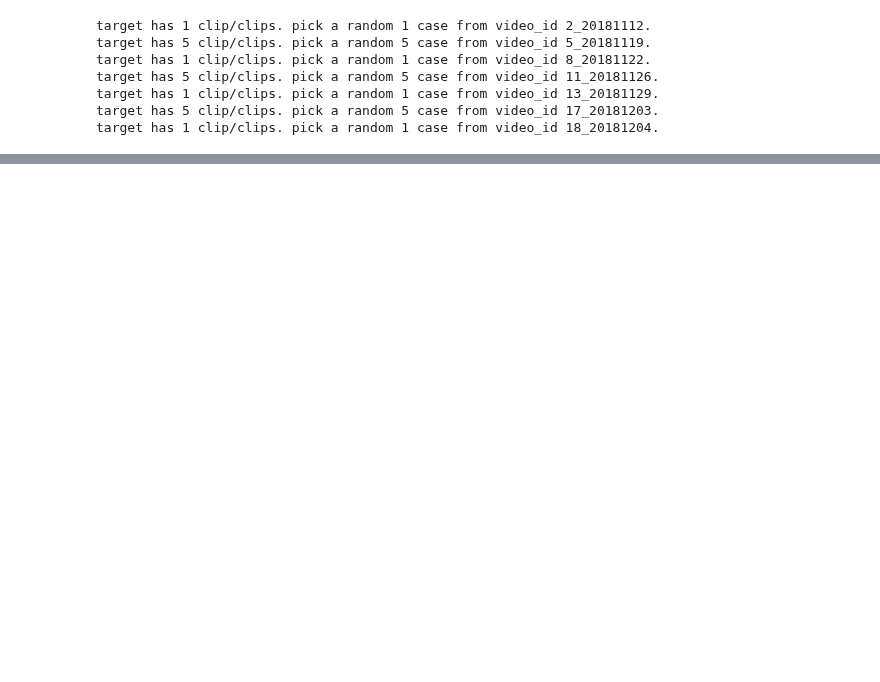
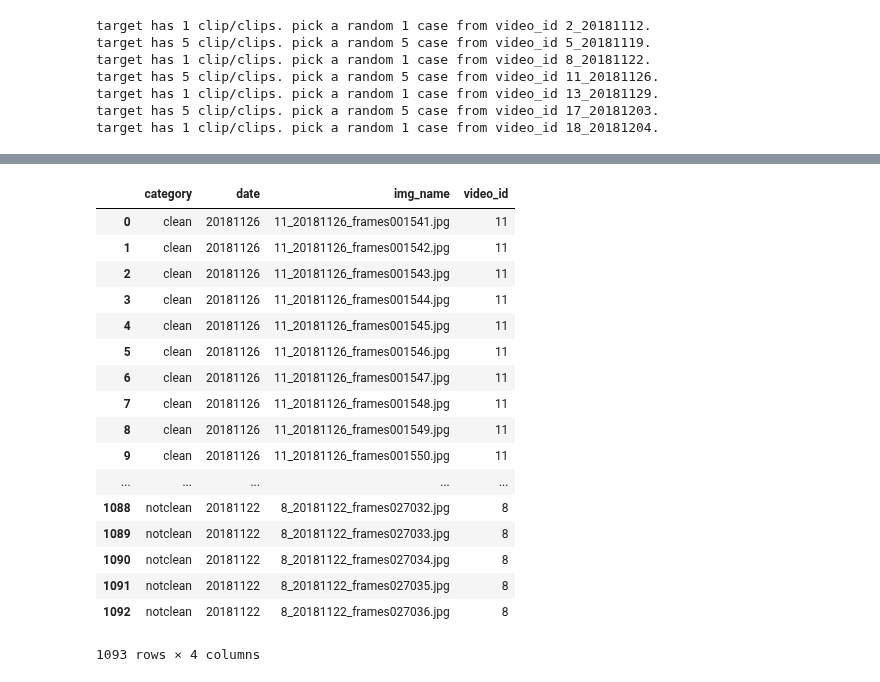
Before and after one commit to minjeekim00/handhygiene, a Jupyter notebook: 3_sort_target_images.ipynb, the cells around one changed output, grey strips where cells are left out. Drawn from its saved outputs; the diff is of its cells as text; code cells hidden in the pictures; blank space fills up the shorter version.

```diff
--- a/3_sort_target_images.ipynb
+++ b/3_sort_target_images.ipynb
@@ -113,3 +174,24 @@ label_data(img_dir)
 # %%
 df = pd.DataFrame(hh_dict)
 pd.DataFrame.to_csv(df, label_path, index=False)
+# %%
+df
+# %% [output]
+|  | category | date | img_name | video_id |
+| 0 | clean | 20181126 | 11_20181126_frames001541.jpg | 11 |
+| 1 | clean | 20181126 | 11_20181126_frames001542.jpg | 11 |
+| 2 | clean | 20181126 | 11_20181126_frames001543.jpg | 11 |
+| 3 | clean | 20181126 | 11_20181126_frames001544.jpg | 11 |
+| 4 | clean | 20181126 | 11_20181126_frames001545.jpg | 11 |
+| 5 | clean | 20181126 | 11_20181126_frames001546.jpg | 11 |
+| 6 | clean | 20181126 | 11_20181126_frames001547.jpg | 11 |
+| 7 | clean | 20181126 | 11_20181126_frames001548.jpg | 11 |
+| 8 | clean | 20181126 | 11_20181126_frames001549.jpg | 11 |
+| 9 | clean | 20181126 | 11_20181126_frames001550.jpg | 11 |
+| ... | ... | ... | ... | ... |
+| 1088 | notclean | 20181122 | 8_20181122_frames027032.jpg | 8 |
+| 1089 | notclean | 20181122 | 8_20181122_frames027033.jpg | 8 |
+| 1090 | notclean | 20181122 | 8_20181122_frames027034.jpg | 8 |
+| 1091 | notclean | 20181122 | 8_20181122_frames027035.jpg | 8 |
+| 1092 | notclean | 20181122 | 8_20181122_frames027036.jpg | 8 |
+1093 rows × 4 columns
```
Also changed, not shown: parts of 4 cells of this notebook, 2 other files.
